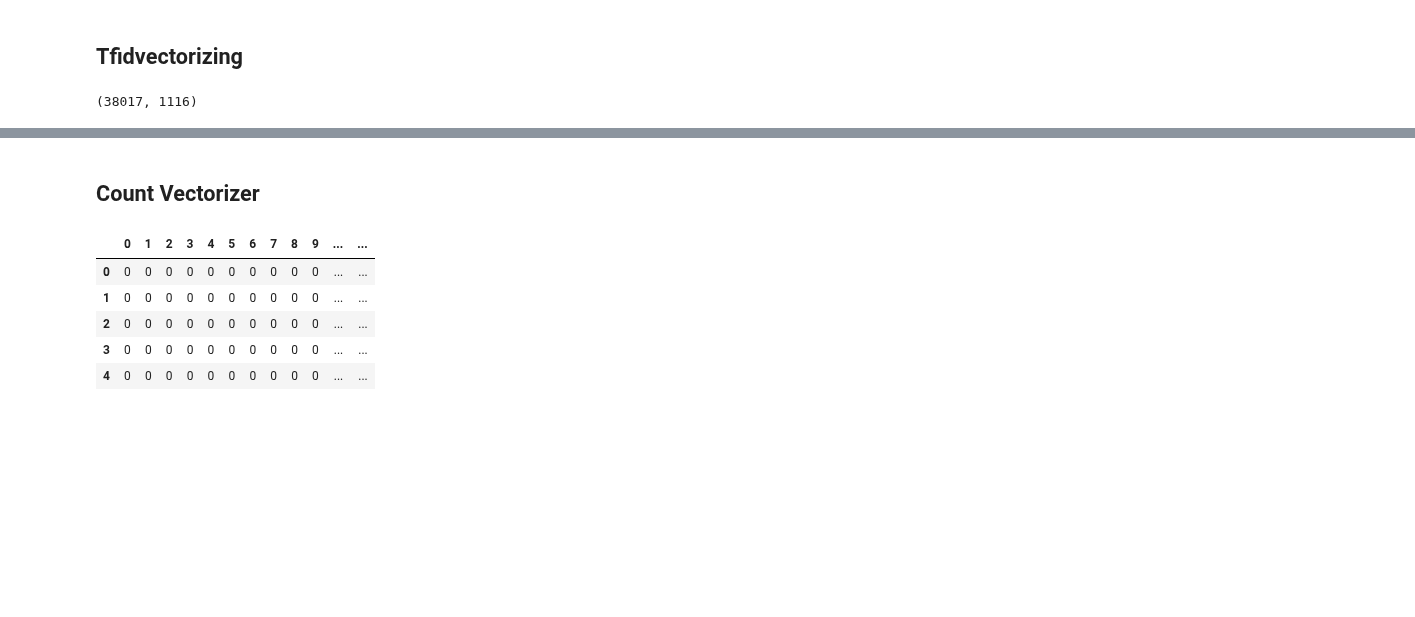
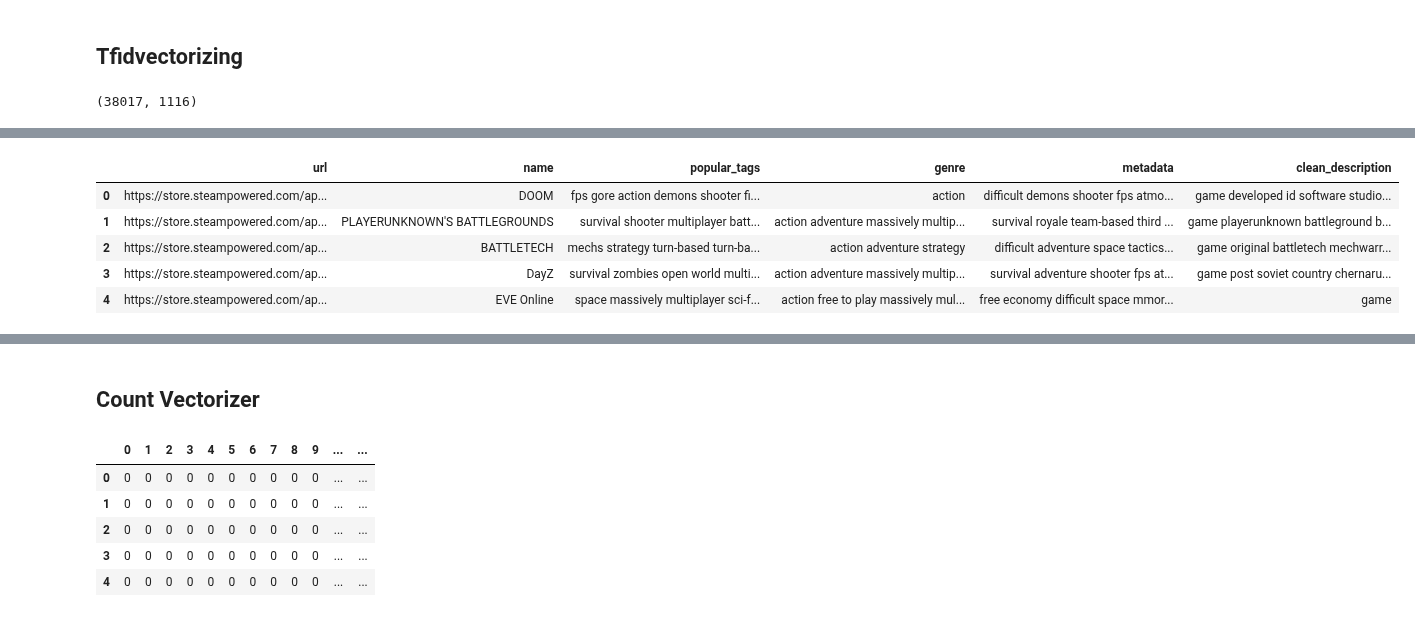
Before and after one commit to JoaoMarques1/find_your_inner_gamer, a Jupyter notebook: notebooks/cosine_similarity.ipynb, the cells around one changed output, grey strips where cells are left out. Saved outputs shown, nothing was run; the diff lists cells and outputs as text; code cells hidden in the pictures; blank space fills up the shorter version.

```diff
--- a/notebooks/cosine_similarity.ipynb
+++ b/notebooks/cosine_similarity.ipynb
@@ -278,0 +283,9 @@ vector_df.head()
+# %%
+clean_df.head()
+# %% [output]
+|  | url | name | popular_tags | genre | metadata | clean_description |
+| 0 | https://store.steampowered.com/ap... | DOOM | fps gore action demons shooter fi... | action | difficult demons shooter fps atmo... | game developed id software studio... |
+| 1 | https://store.steampowered.com/ap... | PLAYERUNKNOWN'S BATTLEGROUNDS | survival shooter multiplayer batt... | action adventure massively multip... | survival royale team-based third ... | game playerunknown battleground b... |
+| 2 | https://store.steampowered.com/ap... | BATTLETECH | mechs strategy turn-based turn-ba... | action adventure strategy | difficult adventure space tactics... | game original battletech mechwarr... |
+| 3 | https://store.steampowered.com/ap... | DayZ | survival zombies open world multi... | action adventure massively multip... | survival adventure shooter fps at... | game post soviet country chernaru... |
+| 4 | https://store.steampowered.com/ap... | EVE Online | space massively multiplayer sci-f... | action free to play massively mul... | free economy difficult space mmor... | game |
```
Also changed, not shown: parts of 16 cells of this notebook.
